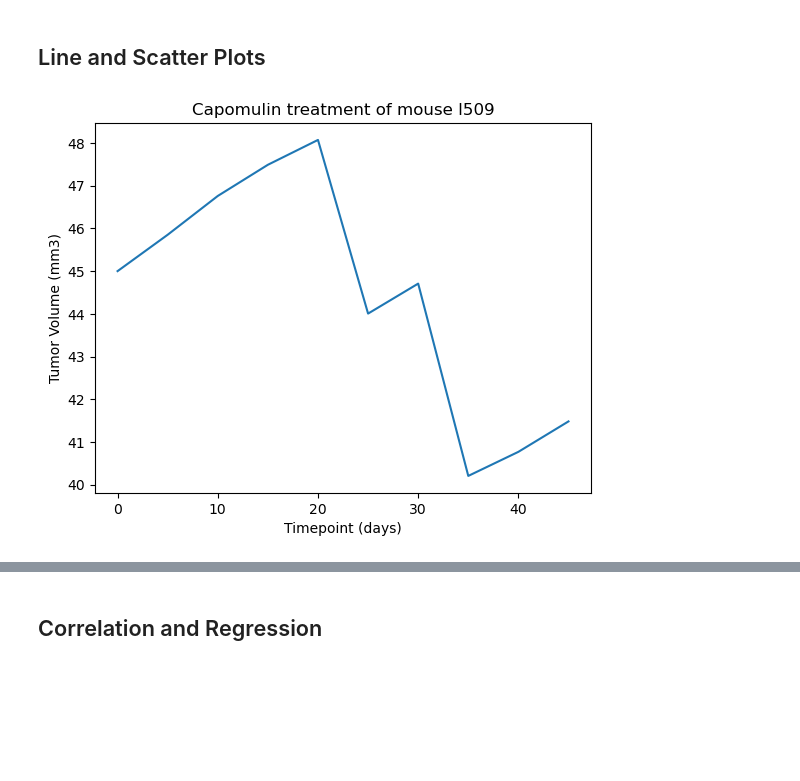
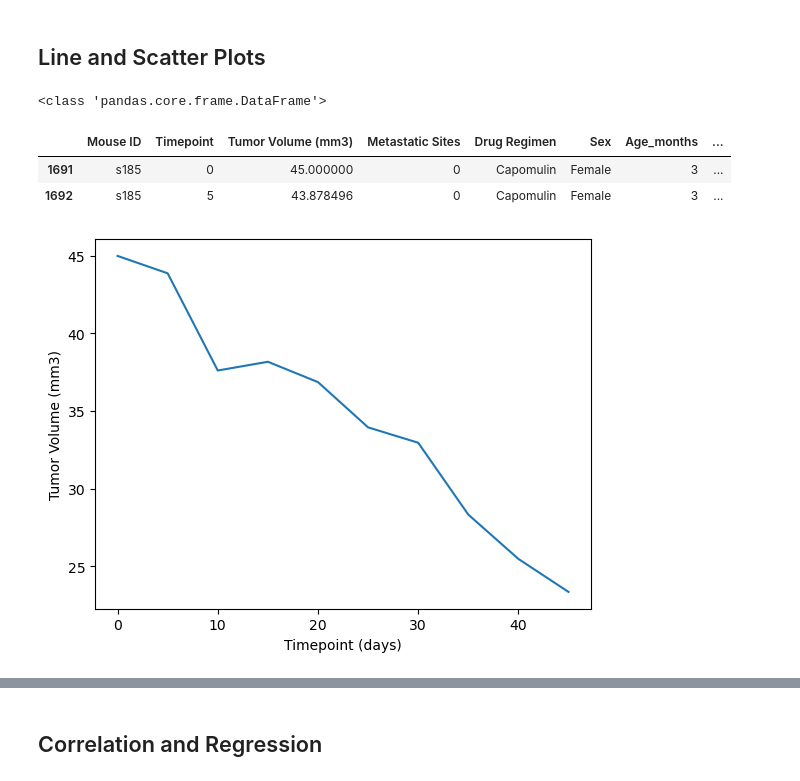
Before and after one commit to Evdawg/data-viz-challenge, a Jupyter notebook: Starter_Code/Pymaceuticals/solution_pymaceuticals.ipynb, the cells around one changed output, grey strips where cells are left out. Cells and saved outputs as stored; diff of their text form; code cells hidden in the pictures; blank space fills up the shorter version.

Commit message:
5/3/2023: Completed line and scatter plots.

```diff
--- a/Starter_Code/Pymaceuticals/solution_pymaceuticals.ipynb
+++ b/Starter_Code/Pymaceuticals/solution_pymaceuticals.ipynb
@@ -329,7 +329,20 @@ plt.show()
 [figure]
 # %% [markdown]
 ## Line and Scatter Plots
+# %%
+#syntax ref: tumors_merged_df.loc[tumors_merged_df['Drug Regimen']== drug, 'Tumor Volume (mm3)']
+single_mouse = cleaned_fulldata_df.loc[cleaned_fulldata_df['Mouse ID'] == 's185']
+print(type(single_mouse))
+single_mouse.head(2)
+# %% [output]
+<class 'pandas.core.frame.DataFrame'>
+|  | Mouse ID | Timepoint | Tumor Volume (mm3) | Metastatic Sites | Drug Regimen | Sex | Age_months | ... |
+| 1691 | s185 | 0 | 45.000000 | 0 | Capomulin | Female | 3 | ... |
+| 1692 | s185 | 5 | 43.878496 | 0 | Capomulin | Female | 3 | ... |
 # %%
 # Generate a line plot of tumor volume vs. time point for a single mouse treated with Capomulin
+
+line = single_mouse.plot.line(x='Timepoint', y= 'Tumor Volume (mm3)', ylabel= 'Tumor Volume (mm3)',
+                              xlabel= 'Timepoint (days)', legend= False)
 # %% [output]
-[figure, old version]
+[figure, new version]
```
Also changed, not shown: parts of 2 cells of this notebook.
